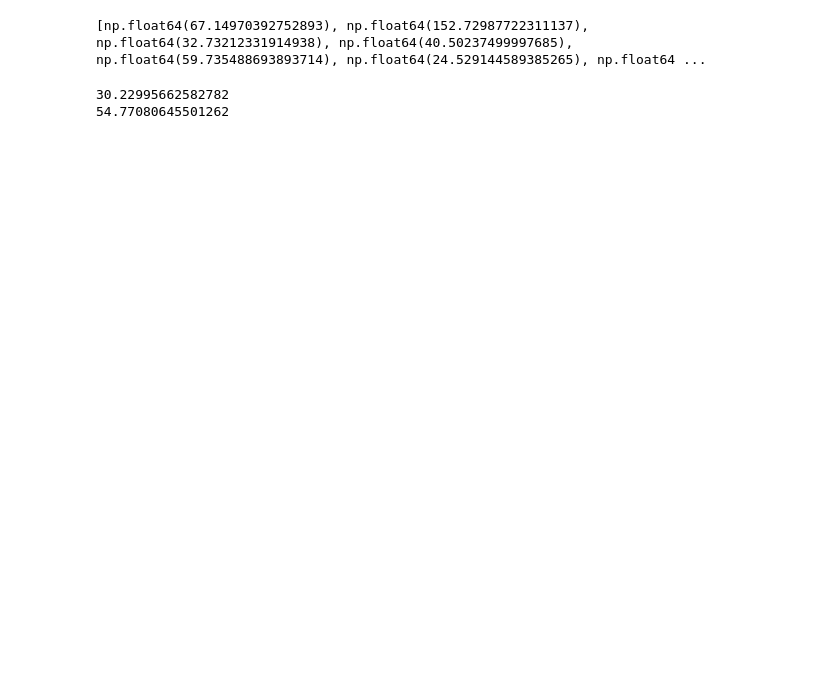
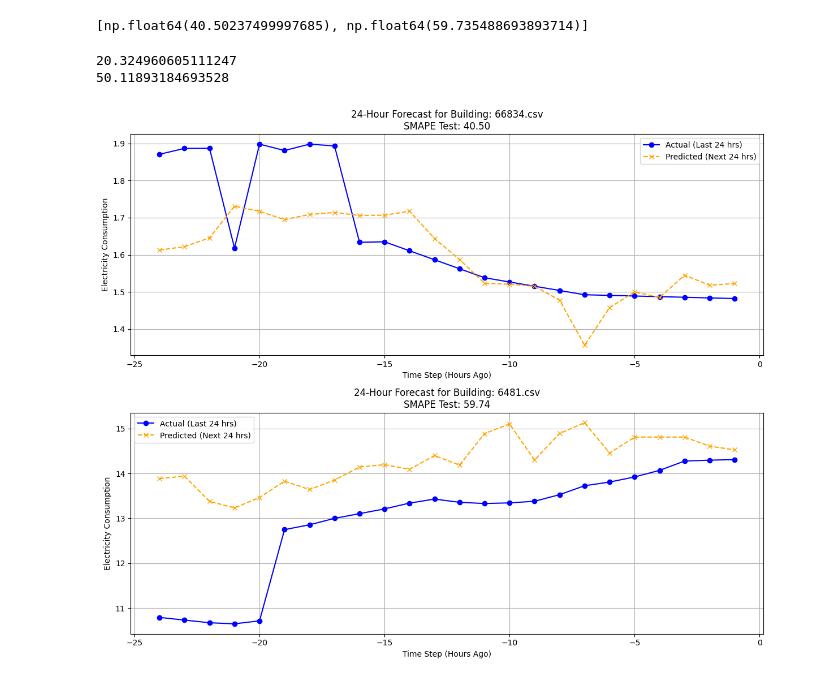
Before and after one commit to mainoahmuna/FermataEnergy_BTTStudio, a Jupyter notebook: src/advanced_models/sarimax.ipynb, the cells around one changed output. Cells and saved outputs as stored; diff of their text form; code cells hidden in the pictures; blank space fills up the shorter version.

Commit message:
added visuals

```diff
--- a/src/advanced_models/sarimax.ipynb
+++ b/src/advanced_models/sarimax.ipynb
@@ -171,7 +172,7 @@ def train_sarimax_model_with_downsampling(directory, train_bldg_ids, test_bldg_i
             train_df = train_df.sort_index()  # Ensure data is sorted by timestamp
 
             # Downsample the training data
-            train_df = train_df.iloc[::downsample_rate, :]  # Sample every Nth row
+            #train_df = train_df.iloc[::downsample_rate, :]  # Sample every Nth row
 
             # Handle missing values
             if train_df[target_column].isnull().any():
@@ -248,11 +249,11 @@ def train_sarimax_model_with_downsampling(directory, train_bldg_ids, test_bldg_i
 # %%
 train_id, test_id = load_building_ids(json_file)
 # %%
-smape_train_list, smape_test_list, detailed_results = train_sarimax_model_with_downsampling(PATH, train_id, test_id, downsample_rate=10)
+smape_train_list, smape_test_list, detailed_results = train_sarimax_model_with_downsampling(PATH, train_id[3:5], test_id[3:5], downsample_rate=10)
 # %%
 print(smape_test_list)
 # %% [output]
-[np.float64(67.14970392752893), np.float64(152.72987722311137), np.float64(32.73212331914938), np.float64(40.50237499997685), np.float64(59.735488693893714), np.float64(24.529144589385265), np.float64 ...
+[np.float64(40.50237499997685), np.float64(59.735488693893714)]
 # %%
 avg_smape_train = sum(smape_train_list) / len(smape_train_list)
 avg_smape_test = sum(smape_test_list) / len(smape_test_list)
@@ -260,5 +261,5 @@ avg_smape_test = sum(smape_test_list) / len(smape_test_list)
 print(avg_smape_train)
 print(avg_smape_test)
 # %% [output]
-30.22995662582782
-54.77080645501262
+20.324960605111247
+50.11893184693528
@@ -264,0 +363,4 @@ print(avg_smape_test)
+# %%
+visualize_24hr_forecast(detailed_results)
+# %% [output]
+[figure, added]
```
Also changed, not shown: parts of 5 cells of this notebook.
